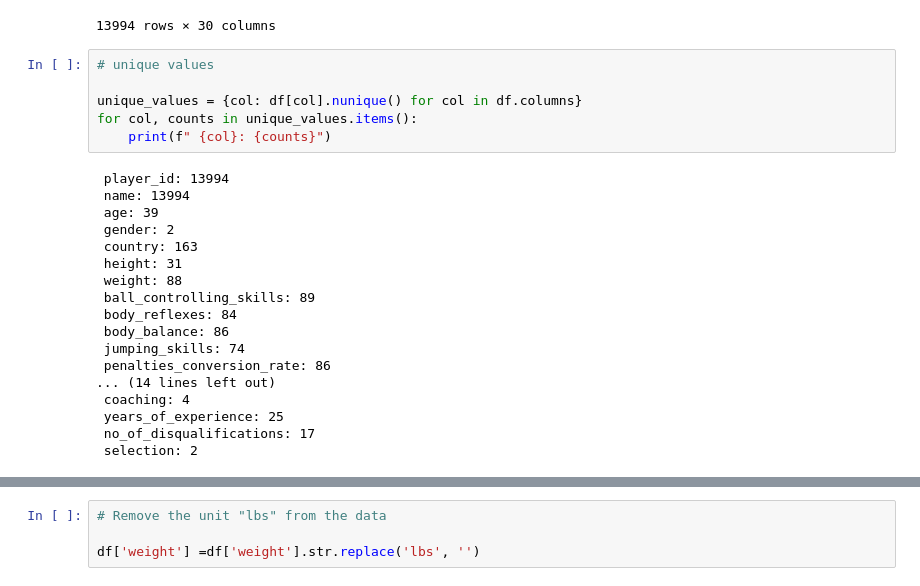
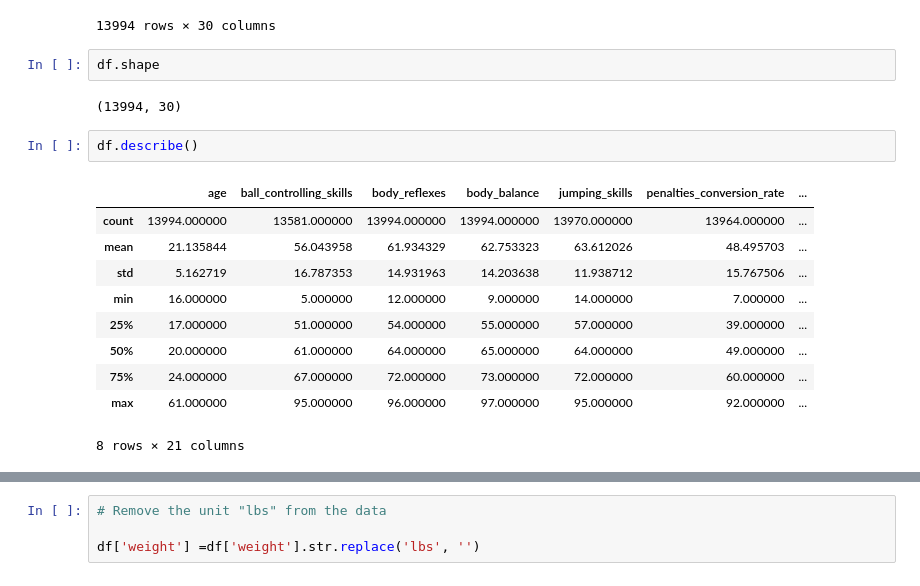
Before and after one commit to Jithin-George-9227/Exit-test, a Jupyter notebook: Exit test.ipynb, the cells around one changed output, grey strips where cells are left out. Drawn from its saved outputs; the diff is of its cells as text.

```diff
--- a/Exit test.ipynb
+++ b/Exit test.ipynb
@@ -22,27 +22,20 @@ df
 | 13992 | PLID_12173 | Teri Escamilla | 20 | F | Ukraine | 5'10 | 150lbs | 71.0 | 69.0 | ... |
 | 13993 | PLID_236 | Darius Schuman | 16 | F | Chile | 5'8 | 159lbs | 53.0 | 59.0 | ... |
 13994 rows × 30 columns
-# %%
-# unique values
-
-unique_values = {col: df[col].nunique() for col in df.columns}
-for col, counts in unique_values.items():
-    print(f" {col}: {counts}")
-# %% [output]
- player_id: 13994
- name: 13994
- age: 39
- gender: 2
- country: 163
- height: 31
- weight: 88
- ball_controlling_skills: 89
- body_reflexes: 84
- body_balance: 86
- jumping_skills: 74
- penalties_conversion_rate: 86
-... (14 lines left out)
- coaching: 4
- years_of_experience: 25
- no_of_disqualifications: 17
- selection: 2
+# %%
+df.shape
+# %% [output]
+(13994, 30)
+# %%
+df.describe()
+# %% [output]
+|  | age | ball_controlling_skills | body_reflexes | body_balance | jumping_skills | penalties_conversion_rate | ... |
+| count | 13994.000000 | 13581.000000 | 13994.000000 | 13994.000000 | 13970.000000 | 13964.000000 | ... |
+| mean | 21.135844 | 56.043958 | 61.934329 | 62.753323 | 63.612026 | 48.495703 | ... |
+| std | 5.162719 | 16.787353 | 14.931963 | 14.203638 | 11.938712 | 15.767506 | ... |
+| min | 16.000000 | 5.000000 | 12.000000 | 9.000000 | 14.000000 | 7.000000 | ... |
+| 25% | 17.000000 | 51.000000 | 54.000000 | 55.000000 | 57.000000 | 39.000000 | ... |
+| 50% | 20.000000 | 61.000000 | 64.000000 | 65.000000 | 64.000000 | 49.000000 | ... |
+| 75% | 24.000000 | 67.000000 | 72.000000 | 73.000000 | 72.000000 | 60.000000 | ... |
+| max | 61.000000 | 95.000000 | 96.000000 | 97.000000 | 95.000000 | 92.000000 | ... |
+8 rows × 21 columns
```
Also changed, not shown: parts of 13 cells of this notebook.
